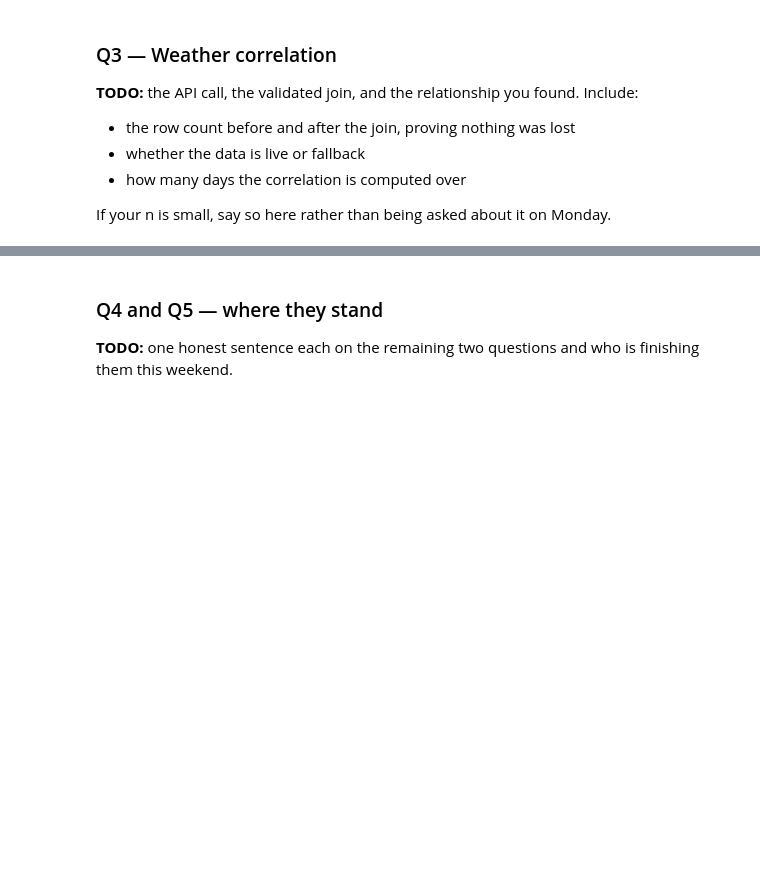
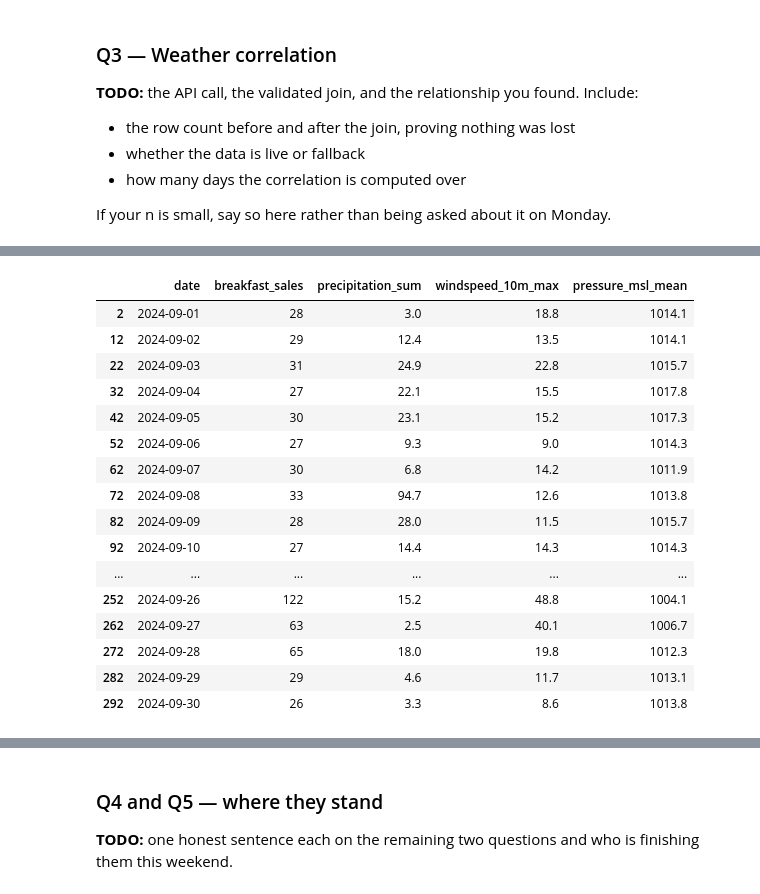
Before and after one commit to Arti-Dev/walmart-hurricane-project, a Jupyter notebook: notebooks/2026-10-30 — Midterm Progress — Lab.ipynb, the cells around one changed output, grey strips where cells are left out. Drawn from its saved outputs; the diff is of its cells as text; code cells hidden in the pictures; blank space fills up the shorter version.

```diff
--- a/notebooks/2026-10-30 — Midterm Progress — Lab.ipynb
+++ b/notebooks/2026-10-30 — Midterm Progress — Lab.ipynb
@@ -363,0 +454,32 @@ If your n is small, say so here rather than being asked about it on Monday.
+# %%
+# Just do this on breakfast only
+df_breakfast = merged_df[merged_df['category'] == 'breakfast'][[
+    'date',
+    'count',
+    'precipitation_sum',
+    'windspeed_10m_max',
+    'pressure_msl_mean'
+]].copy()
+
+df_breakfast = df_breakfast.rename(columns={'count': 'breakfast_sales'})
+df_breakfast['date'] = pd.to_datetime(df_breakfast['date'])
+
+df_breakfast
+# %% [output]
+|  | date | breakfast_sales | precipitation_sum | windspeed_10m_max | pressure_msl_mean |
+| 2 | 2024-09-01 | 28 | 3.0 | 18.8 | 1014.1 |
+| 12 | 2024-09-02 | 29 | 12.4 | 13.5 | 1014.1 |
+| 22 | 2024-09-03 | 31 | 24.9 | 22.8 | 1015.7 |
+| 32 | 2024-09-04 | 27 | 22.1 | 15.5 | 1017.8 |
+| 42 | 2024-09-05 | 30 | 23.1 | 15.2 | 1017.3 |
+| 52 | 2024-09-06 | 27 | 9.3 | 9.0 | 1014.3 |
+| 62 | 2024-09-07 | 30 | 6.8 | 14.2 | 1011.9 |
+| 72 | 2024-09-08 | 33 | 94.7 | 12.6 | 1013.8 |
+| 82 | 2024-09-09 | 28 | 28.0 | 11.5 | 1015.7 |
+| 92 | 2024-09-10 | 27 | 14.4 | 14.3 | 1014.3 |
+| ... | ... | ... | ... | ... | ... |
+| 252 | 2024-09-26 | 122 | 15.2 | 48.8 | 1004.1 |
+| 262 | 2024-09-27 | 63 | 2.5 | 40.1 | 1006.7 |
+| 272 | 2024-09-28 | 65 | 18.0 | 19.8 | 1012.3 |
+| 282 | 2024-09-29 | 29 | 4.6 | 11.7 | 1013.1 |
+| 292 | 2024-09-30 | 26 | 3.3 | 8.6 | 1013.8 |
```
Also changed, not shown: parts of 6 cells of this notebook.
